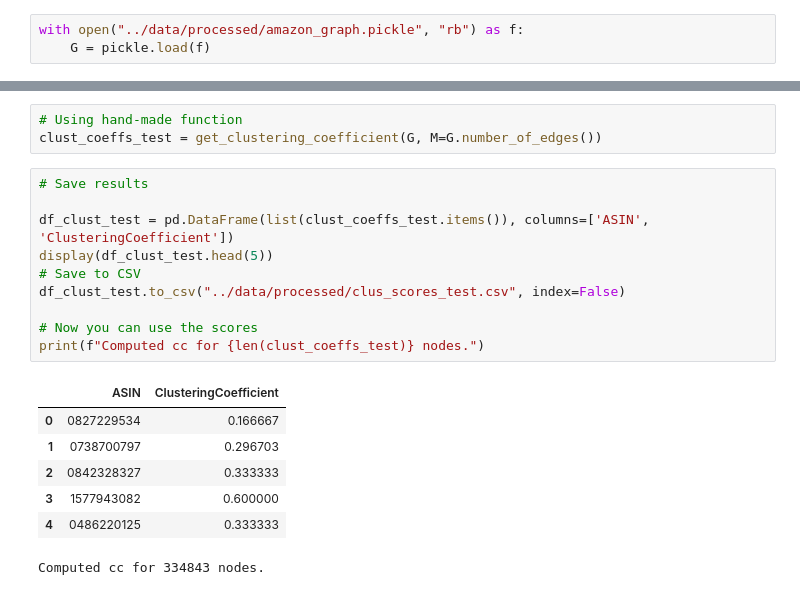
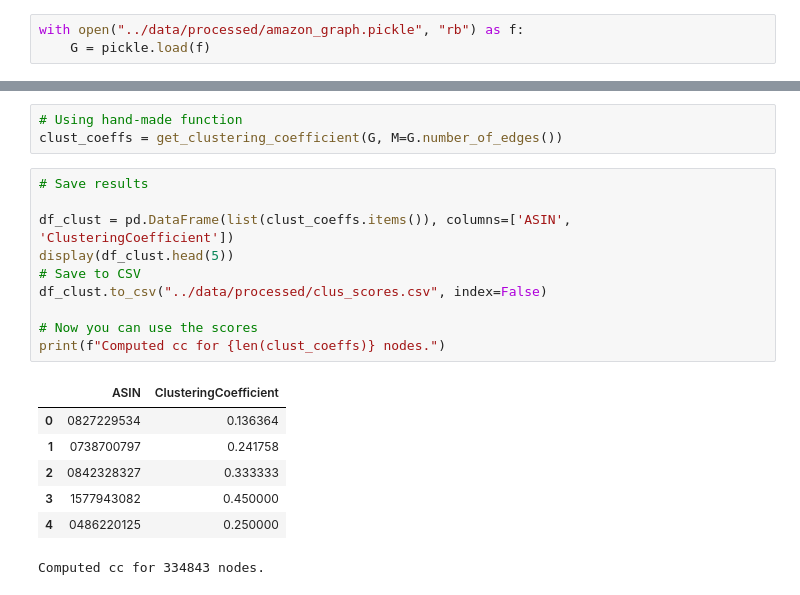
Before and after one commit to raozzo/ProgettoLFN, a Jupyter notebook: Code/notebooks/clustering_coefficient.ipynb, the cells around one changed output, grey strips where cells are left out. Cells and saved outputs as stored; diff of their text form.

Commit message:
scores saved in correct files. analysis of clus coeff

```diff
--- a/Code/notebooks/clustering_coefficient.ipynb
+++ b/Code/notebooks/clustering_coefficient.ipynb
@@ -37,22 +35,22 @@ print(f"Computed cc for {len(clust_coeff)} nodes.")
 Computed cc for 334843 nodes.
 # %%
 # Using hand-made function
-clust_coeffs_test = get_clustering_coefficient(G, M=G.number_of_edges())
+clust_coeffs = get_clustering_coefficient(G, M=G.number_of_edges())
 # %%
 # Save results
 
-df_clust_test = pd.DataFrame(list(clust_coeffs_test.items()), columns=['ASIN', 'ClusteringCoefficient'])
-display(df_clust_test.head(5))
+df_clust = pd.DataFrame(list(clust_coeffs.items()), columns=['ASIN', 'ClusteringCoefficient'])
+display(df_clust.head(5))
 # Save to CSV
-df_clust_test.to_csv("../data/processed/clus_scores_test.csv", index=False)
+df_clust.to_csv("../data/processed/clus_scores.csv", index=False)
 
 # Now you can use the scores
-print(f"Computed cc for {len(clust_coeffs_test)} nodes.")
+print(f"Computed cc for {len(clust_coeffs)} nodes.")
 # %% [output]
 |  | ASIN | ClusteringCoefficient |
-| 0 | 0827229534 | 0.166667 |
-| 1 | 0738700797 | 0.296703 |
+| 0 | 0827229534 | 0.136364 |
+| 1 | 0738700797 | 0.241758 |
 | 2 | 0842328327 | 0.333333 |
-| 3 | 1577943082 | 0.600000 |
-| 4 | 0486220125 | 0.333333 |
+| 3 | 1577943082 | 0.450000 |
+| 4 | 0486220125 | 0.250000 |
 Computed cc for 334843 nodes.
```
Also changed, not shown: parts of 4 cells of this notebook, 7 other files.
